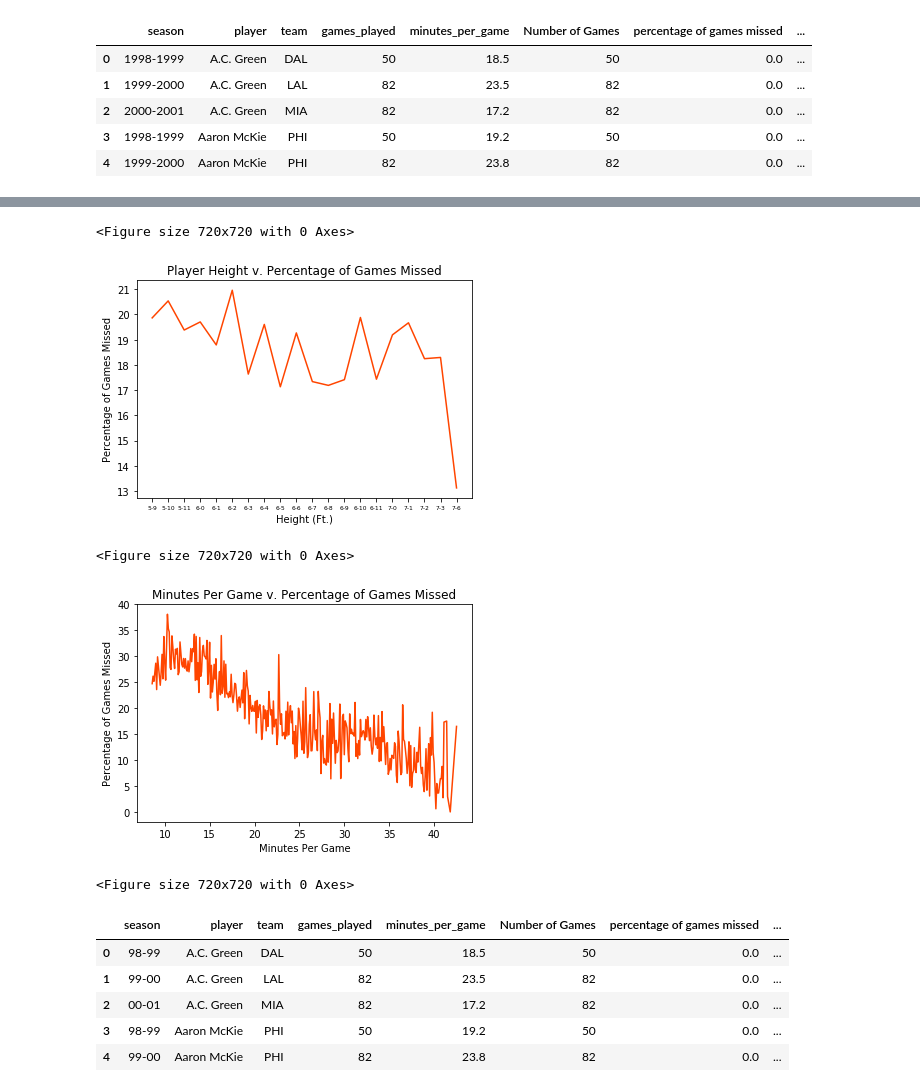
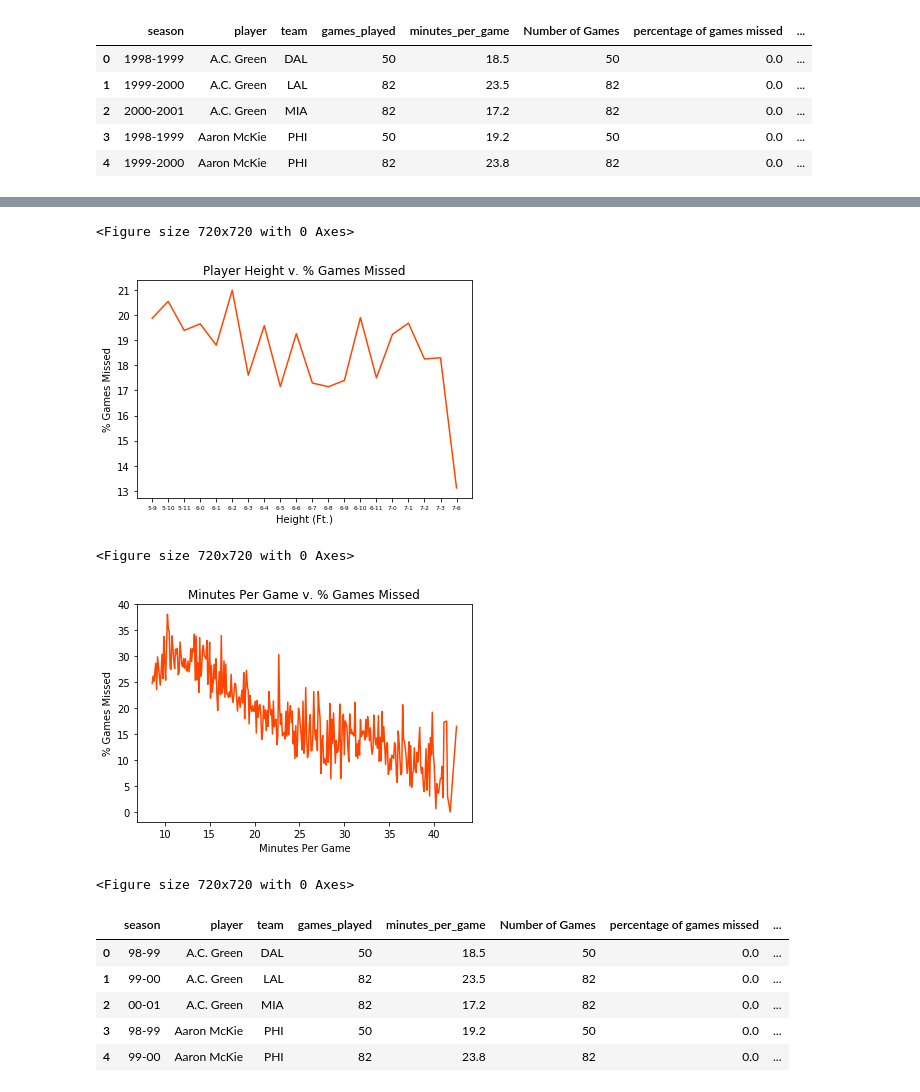
Before and after one commit to rautionmaa/Web_Scraping_NBA_Missed_Games, a Jupyter notebook: Web_Scraping_Basketball_Graphs.ipynb, the cells around one changed output, grey strips where cells are left out. Saved outputs shown, nothing was run; the diff lists cells and outputs as text; code cells hidden in the pictures.

```diff
--- a/Web_Scraping_Basketball_Graphs.ipynb
+++ b/Web_Scraping_Basketball_Graphs.ipynb
@@ -119,16 +97,16 @@ gmhtgroup2
 # %%
 # Plot line graph and save as PNG.
 
 plt.plot(list(gmhtgroup2.height), gmhtgroup2['percentage of games missed'], color="orangered")
-plt.title('Player Height v. Percentage of Games Missed', fontsize=12)
-plt.ylabel('Percentage of Games Missed')
+plt.title('Player Height v. % Games Missed', fontsize=12)
+plt.ylabel('% Games Missed')
 plt.xlabel('Height (Ft.)')
 plt.xticks(fontsize=6)
 plt.savefig('./fig2.png', dpi=300)
 plt.figure(figsize=(10,10))
 # %% [output]
 <Figure size 720x720 with 0 Axes>
-[figure, old version]
+[figure, new version]
 <Figure size 720x720 with 0 Axes>
 # %%
 # Get the count of each value
@@ -150,15 +128,15 @@ gmmingroupmean = gmmingroup.mean()
 # Line graph and save as PNG
 
 plt.plot(gmmingroup.mean(), color ="orangered")
-plt.title('Minutes Per Game v. Percentage of Games Missed', fontsize=12)
-plt.ylabel('Percentage of Games Missed')
+plt.title('Minutes Per Game v. % Games Missed', fontsize=12)
+plt.ylabel('% Games Missed')
 plt.xlabel('Minutes Per Game')
 plt.savefig('./fig3.png', dpi=300)
 plt.figure(figsize=(10,10))
 
 plt.show()
 # %% [output]
-[figure, old version]
+[figure, new version]
 <Figure size 720x720 with 0 Axes>
 # %%
 # Create dictionary of abbreviated years/seasons
```
Also changed, not shown: parts of 75 cells of this notebook, 3 other files.
